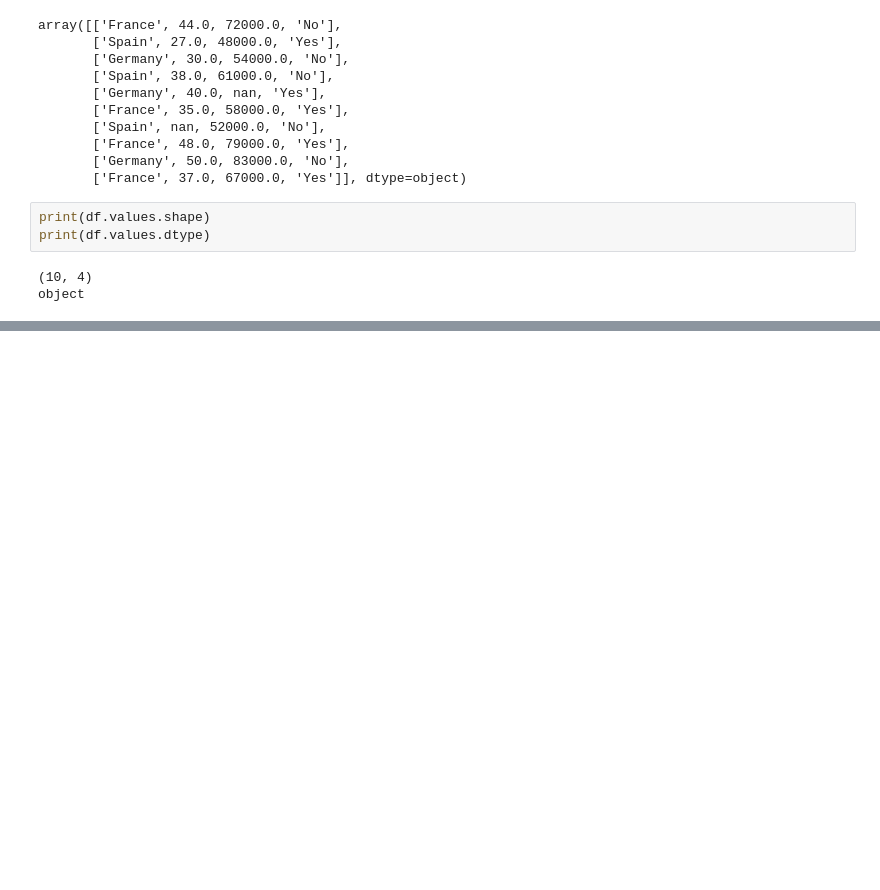
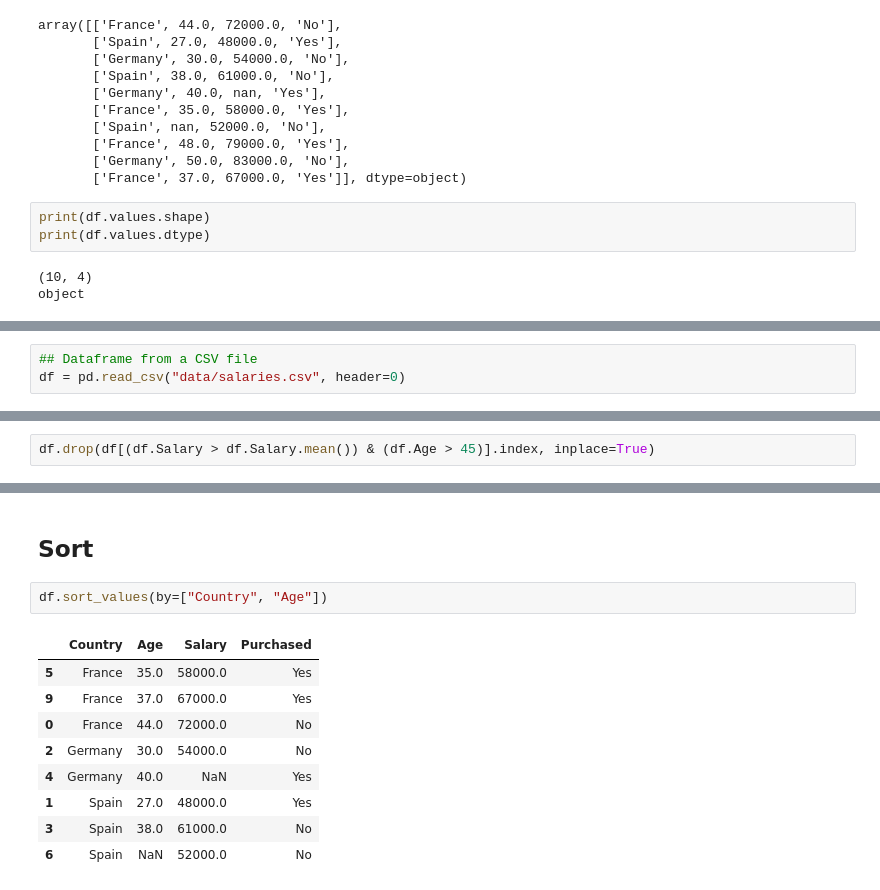
Before and after one commit to paranigit/Python, a Jupyter notebook: Python Basics - Pandas.ipynb, the cells around one changed output, grey strips where cells are left out. Drawn from its saved outputs; the diff is of its cells as text; blank space fills up the shorter version.

```diff
--- a/Python Basics - Pandas.ipynb
+++ b/Python Basics - Pandas.ipynb
@@ -105,0 +168,3 @@ object
+# %%
+## Dataframe from a CSV file
+df = pd.read_csv("data/salaries.csv", header=0)
@@ -105,0 +287,2 @@ object
+# %%
+df.drop(df[(df.Salary > df.Salary.mean()) & (df.Age > 45)].index, inplace=True)
@@ -105,0 +338,14 @@ object
+# %% [markdown]
+## Sort
+# %%
+df.sort_values(by=["Country", "Age"])
+# %% [output]
+|  | Country | Age | Salary | Purchased |
+| 5 | France | 35.0 | 58000.0 | Yes |
+| 9 | France | 37.0 | 67000.0 | Yes |
+| 0 | France | 44.0 | 72000.0 | No |
+| 2 | Germany | 30.0 | 54000.0 | No |
+| 4 | Germany | 40.0 | NaN | Yes |
+| 1 | Spain | 27.0 | 48000.0 | Yes |
+| 3 | Spain | 38.0 | 61000.0 | No |
+| 6 | Spain | NaN | 52000.0 | No |
```
Also changed, not shown: parts of 53 cells of this notebook, 9 other files.
